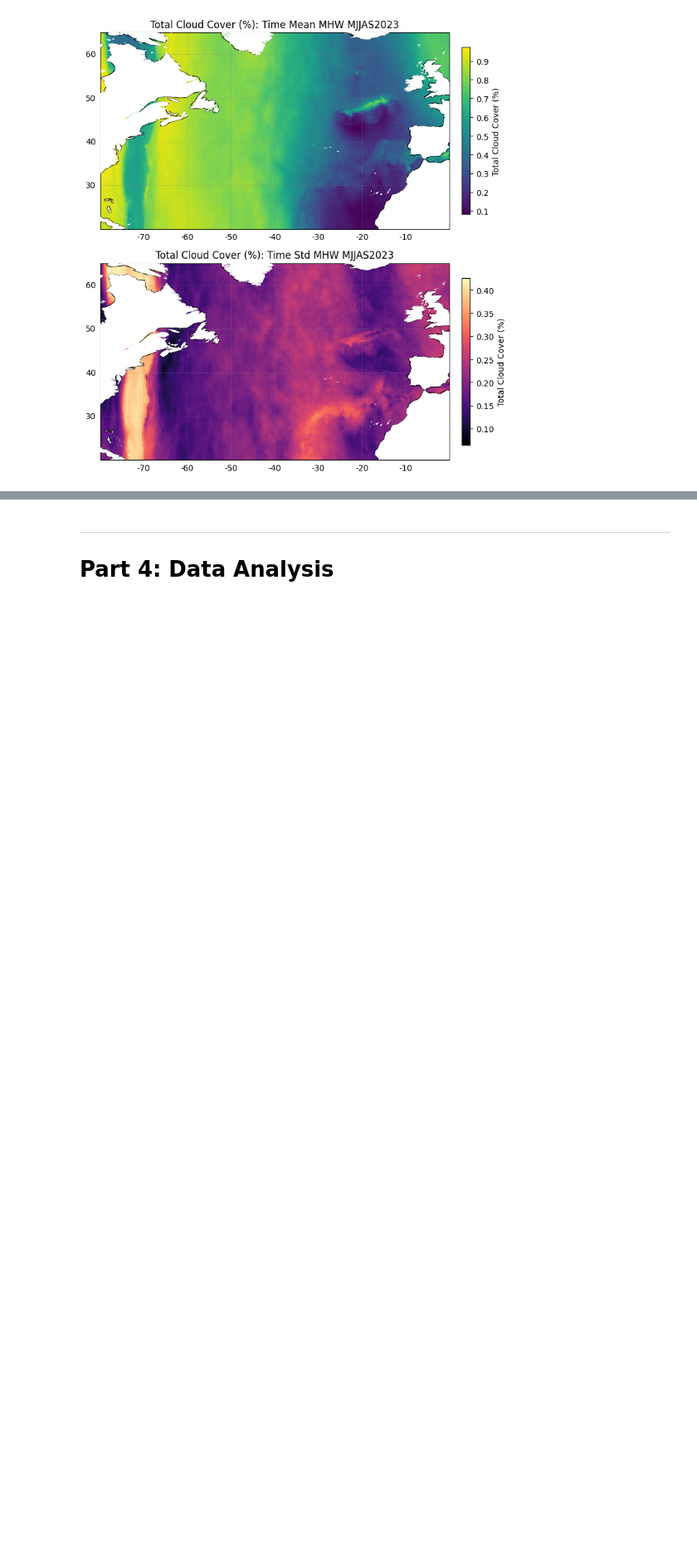
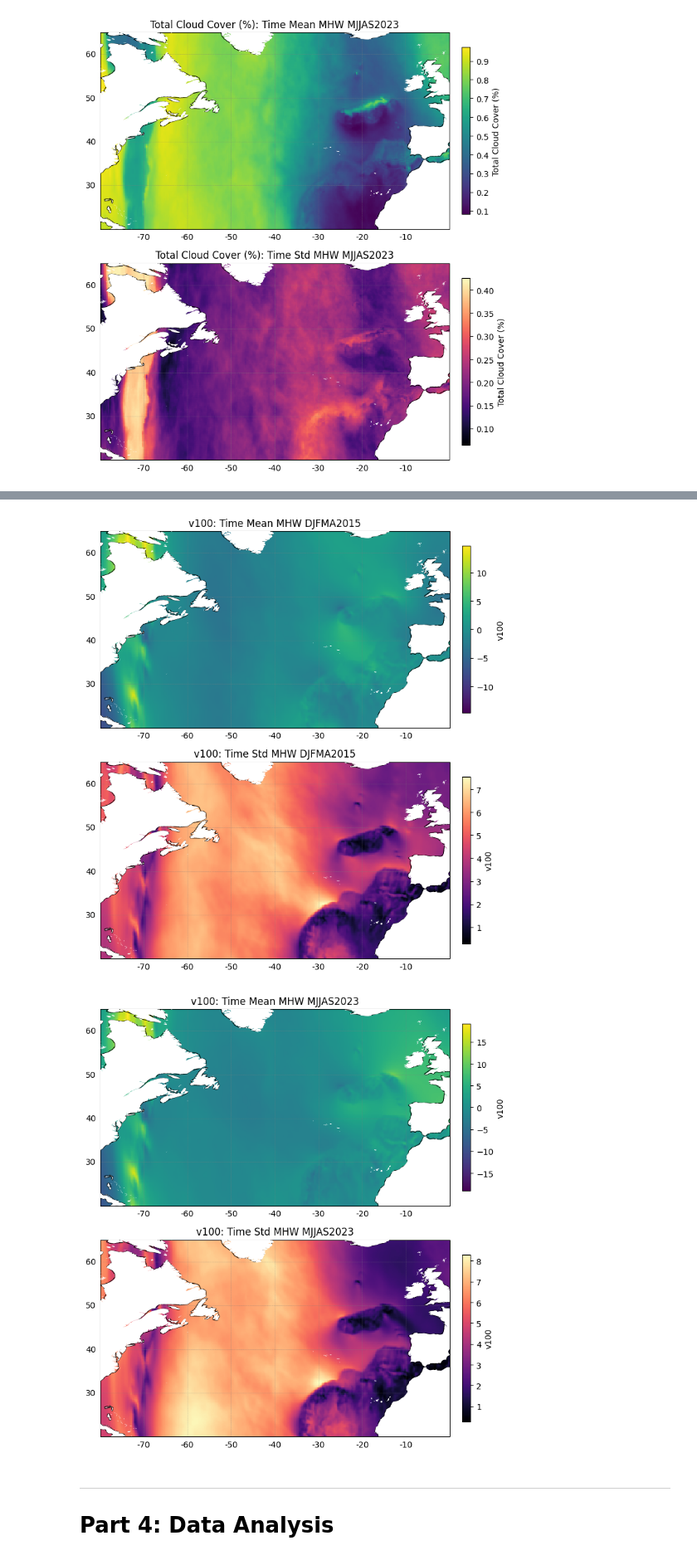
Before and after one commit to natslimak/OceanCourses, a Jupyter notebook: DigitalOcean/Project/MarineHeatwaves.ipynb, the cells around one changed output, grey strips where cells are left out. Shown at 83% size. Saved outputs shown, nothing was run; the diff lists cells and outputs as text; code cells hidden in the pictures; blank space fills up the shorter version.

```diff
--- a/DigitalOcean/Project/MarineHeatwaves.ipynb
+++ b/DigitalOcean/Project/MarineHeatwaves.ipynb
@@ -341,3 +357,9 @@ plot_mean_std_maps_era5(ds_tcc_2023, 'tcc', 'MHW MJJAS2023')
+# %%
+plot_mean_std_maps_era5(ds_v_2016, 'v100', 'MHW DJFMA2015')
+plot_mean_std_maps_era5(ds_v_2023, 'v100', 'MHW MJJAS2023')
+# %% [output]
+[figure, added]
+[figure, added]
 # %% [markdown]
 ---
 # Part 4: Data Analysis
```
Also changed, not shown: parts of 6 cells of this notebook, 37 other files.
